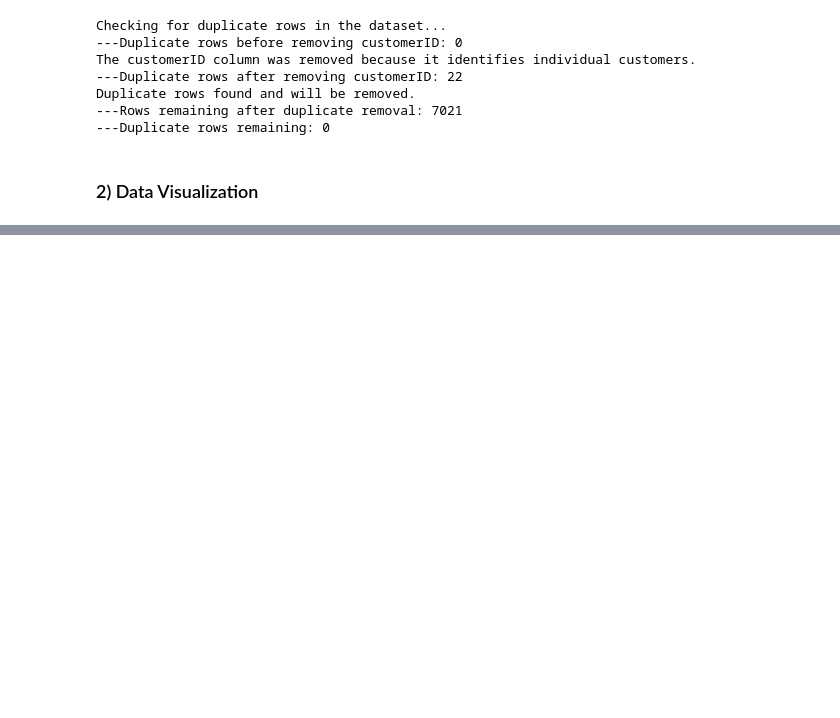
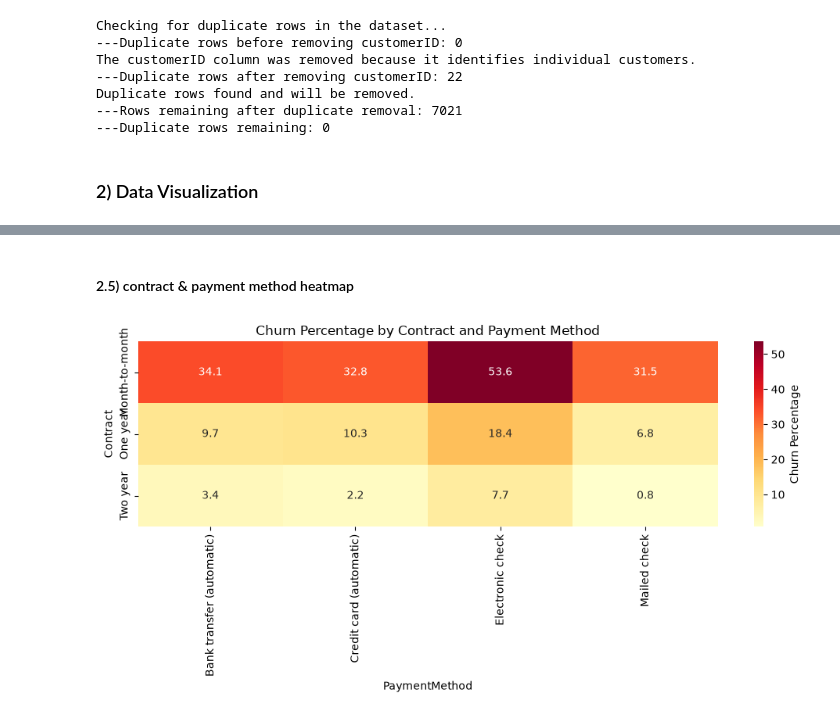
Before and after one commit to devkulemannege/cm2604-2522841-machine-learning, a Jupyter notebook: project.ipynb, the cells around one changed output, grey strips where cells are left out. Drawn from its saved outputs; the diff is of its cells as text; code cells hidden in the pictures; blank space fills up the shorter version.

```diff
--- a/project.ipynb
+++ b/project.ipynb
@@ -217,0 +458,23 @@ Duplicate rows found and will be removed.
+# %% [markdown]
+#### 2.5) contract & payment method heatmap
+# %%
+contract_payment = pd.crosstab( # create a tabular table for summarised crossed relationship between categories
+    data["Contract"],
+    data["PaymentMethod"],
+    values=data["Churn"].eq("Yes"),
+    aggfunc="mean"
+) * 100
+
+plt.figure(figsize=(10, 5))
+sns.heatmap(
+    contract_payment,
+    annot=True,
+    fmt=".1f",
+    cmap="YlOrRd",
+    cbar_kws={"label": "Churn Percentage"}
+)
+plt.title("Churn Percentage by Contract and Payment Method")
+plt.tight_layout()
+plt.show()
+# %% [output]
+[figure, added]
```
Also changed, not shown: parts of 28 cells of this notebook.
